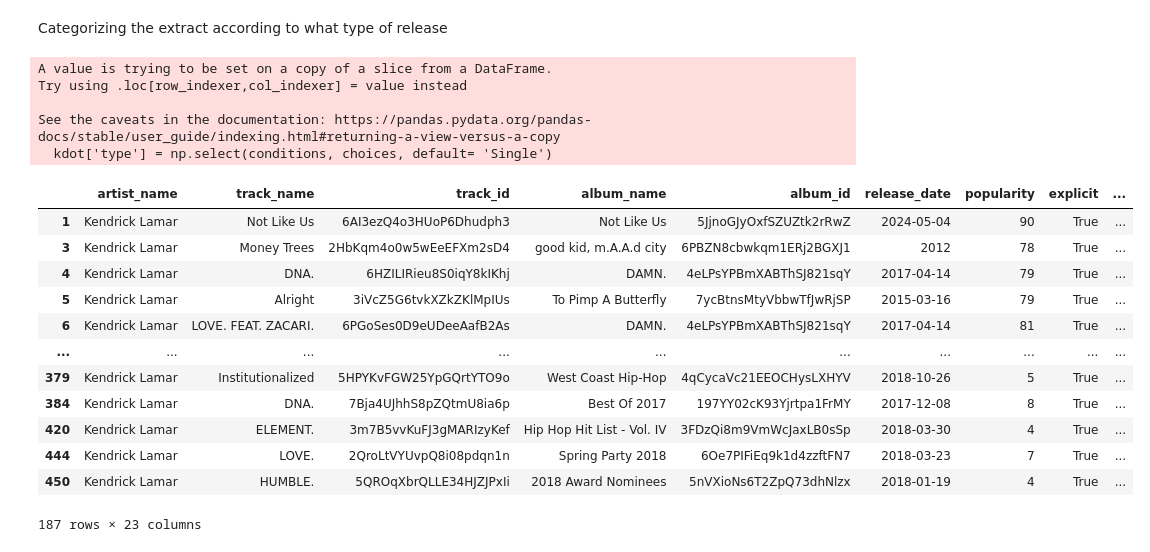
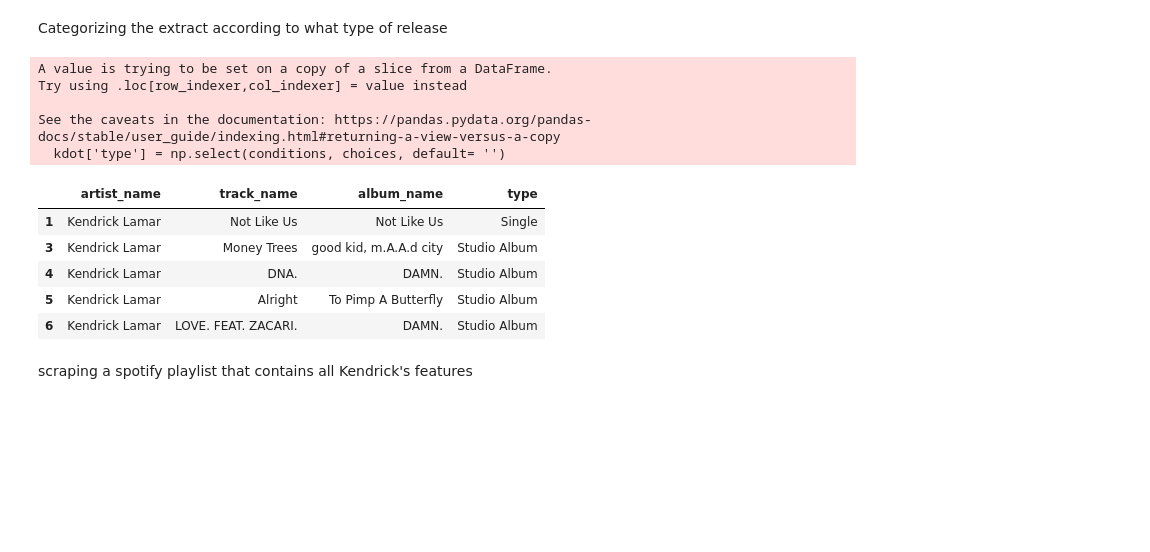
Before and after one commit to chik0di/spotify.dump, a Jupyter notebook: Kendrick Lamar/bottom_pot.ipynb, the cells around one changed output. Saved outputs shown, nothing was run; the diff lists cells and outputs as text; code cells hidden in the pictures; blank space fills up the shorter version.

```diff
--- a/Kendrick Lamar/bottom_pot.ipynb
+++ b/Kendrick Lamar/bottom_pot.ipynb
@@ -177,45 +193,41 @@ Categorizing the extract according to what type of release
 # %%
 studio_albums = ['Section.80',
                  'good kid, m.A.A.d city',
                  'To Pimp A Butterfly',
                  'DAMN.',
-                 'DAMN.COLLECTORS EDITION.',
+                 'DAMN. COLLECTORS EDITION.',
                  'Mr. Morale & The Big Steppers']
 
 compilation_album = ['untitled unmastered.']
 
 deluxe_album = ['good kid, m.A.A.d city (Deluxe)']
 
 mixtape = ['Overly Dedicated']
 
+singles = kdot['album_name'] == kdot['track_name']
 album_condition = kdot['album_name'].isin(studio_albums)
 compilations = kdot['album_name'].isin(compilation_album)
 deluxe = kdot['album_name'].isin(deluxe_album)
 mixtape_mapping = kdot['album_name'].isin(mixtape)
 
-conditions = [album_condition, compilations, deluxe, mixtape_mapping]
+conditions = [singles, album_condition, compilations, deluxe, mixtape_mapping]
 
-choices = ['Studio Album', 'Compilation', 'Deluxe Album', 'Mixtape']
+choices = ['Single', 'Studio Album', 'Compilation', 'Deluxe Album', 'Mixtape']
 
-kdot['type'] = np.select(conditions, choices, default= 'Single')
+kdot['type'] = np.select(conditions, choices, default= '')
 
-kdot
+kdot[['artist_name', 'track_name', 'album_name', 'type']].head()
 # %% [output]
 A value is trying to be set on a copy of a slice from a DataFrame.
 Try using .loc[row_indexer,col_indexer] = value instead
 
 See the caveats in the documentation: https://pandas.pydata.org/pandas-docs/stable/user_guide/indexing.html#returning-a-view-versus-a-copy
-  kdot['type'] = np.select(conditions, choices, default= 'Single')
+  kdot['type'] = np.select(conditions, choices, default= '')
-|  | artist_name | track_name | track_id | album_name | album_id | release_date | popularity | explicit | ... |
-| 1 | Kendrick Lamar | Not Like Us | 6AI3ezQ4o3HUoP6Dhudph3 | Not Like Us | 5JjnoGJyOxfSZUZtk2rRwZ | 2024-05-04 | 90 | True | ... |
-| 3 | Kendrick Lamar | Money Trees | 2HbKqm4o0w5wEeEFXm2sD4 | good kid, m.A.A.d city | 6PBZN8cbwkqm1ERj2BGXJ1 | 2012 | 78 | True | ... |
-| 4 | Kendrick Lamar | DNA. | 6HZILIRieu8S0iqY8kIKhj | DAMN. | 4eLPsYPBmXABThSJ821sqY | 2017-04-14 | 79 | True | ... |
-| 5 | Kendrick Lamar | Alright | 3iVcZ5G6tvkXZkZKlMpIUs | To Pimp A Butterfly | 7ycBtnsMtyVbbwTfJwRjSP | 2015-03-16 | 79 | True | ... |
-| 6 | Kendrick Lamar | LOVE. FEAT. ZACARI. | 6PGoSes0D9eUDeeAafB2As | DAMN. | 4eLPsYPBmXABThSJ821sqY | 2017-04-14 | 81 | True | ... |
-| ... | ... | ... | ... | ... | ... | ... | ... | ... | ... |
-| 379 | Kendrick Lamar | Institutionalized | 5HPYKvFGW25YpGQrtYTO9o | West Coast Hip-Hop | 4qCycaVc21EEOCHysLXHYV | 2018-10-26 | 5 | True | ... |
-| 384 | Kendrick Lamar | DNA. | 7Bja4UJhhS8pZQtmU8ia6p | Best Of 2017 | 197YY02cK93Yjrtpa1FrMY | 2017-12-08 | 8 | True | ... |
-| 420 | Kendrick Lamar | ELEMENT. | 3m7B5vvKuFJ3gMARIzyKef | Hip Hop Hit List - Vol. IV | 3FDzQi8m9VmWcJaxLB0sSp | 2018-03-30 | 4 | True | ... |
-| 444 | Kendrick Lamar | LOVE. | 2QroLtVYUvpQ8i08pdqn1n | Spring Party 2018 | 6Oe7PIFiEq9k1d4zzftFN7 | 2018-03-23 | 7 | True | ... |
-| 450 | Kendrick Lamar | HUMBLE. | 5QROqXbrQLLE34HJZJPxIi | 2018 Award Nominees | 5nVXioNs6T2ZpQ73dhNlzx | 2018-01-19 | 4 | True | ... |
+|  | artist_name | track_name | album_name | type |
+| 1 | Kendrick Lamar | Not Like Us | Not Like Us | Single |
+| 3 | Kendrick Lamar | Money Trees | good kid, m.A.A.d city | Studio Album |
+| 4 | Kendrick Lamar | DNA. | DAMN. | Studio Album |
+| 5 | Kendrick Lamar | Alright | To Pimp A Butterfly | Studio Album |
+| 6 | Kendrick Lamar | LOVE. FEAT. ZACARI. | DAMN. | Studio Album |
-187 rows × 23 columns
+# %% [markdown]
+scraping a spotify playlist that contains all Kendrick's features
```
Also changed, not shown: parts of 14 cells of this notebook, 1 other file.
